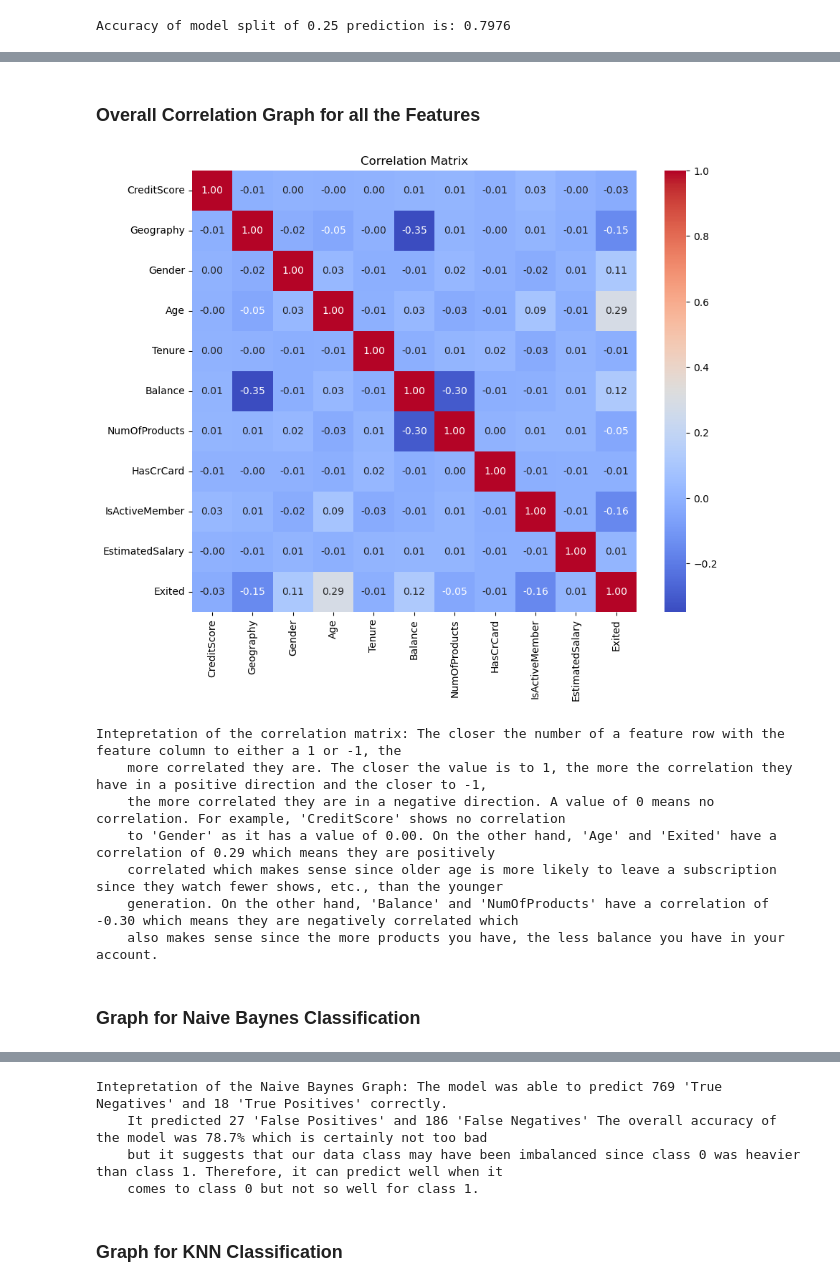
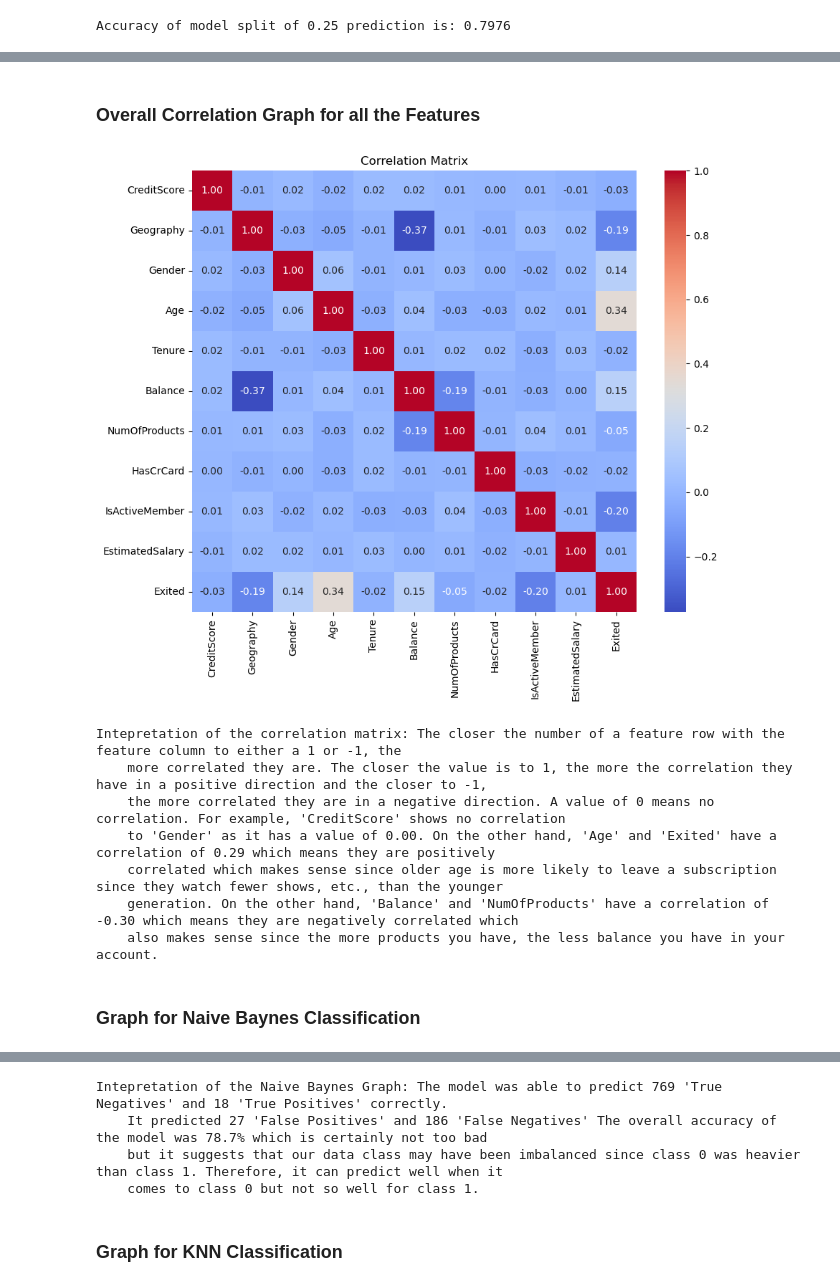
Before and after one commit to ramprashant66/CSC177_Poject1, a Jupyter notebook: assignment 3/Assignment3.ipynb, the cells around one changed output, grey strips where cells are left out. Cells and saved outputs as stored; diff of their text form; code cells hidden in the pictures.

Commit message:
Coding about our dataset done - working on report

```diff
--- a/assignment 3/Assignment3.ipynb
+++ b/assignment 3/Assignment3.ipynb
@@ -292,27 +292,32 @@ KNN Accuracy achieved with k=22 is: 0.7974
 '''
 3. We attempt to create the Support Vector Machine (SVM) model
 '''
-from sklearn.svm import SVC as svc
+from sklearn.svm import LinearSVC as svc
 
 c_parameter = [0.01, 0.1, 0.2, 0.3, 0.5, 0.8, 1, 5, 15, 20, 25]
 svl_test_accuracy = []
 svl_training_accuracy = []
 
+# make sure that the split is done before we do SVM
+if 'x_train' not in locals() or 'y_train' not in locals():
+    x_train, x_test, y_train, y_test = train_test_split(x, y, test_size=0.25, random_state=42, stratify=y, shuffle=True)
+
 for i in c_parameter:
-    classification_svm = svc(kernel='linear', C=i, random_state=0)
+    classification_svm = svc(dual=False, C=i, max_iter=1000, random_state=42)
     classification_svm.fit(x_train, y_train)
     y_pred_svm = classification_svm.predict(x_test)
     y_pred_svm_train = classification_svm.predict(x_train)
     svl_test_accuracy.append(accuracy_score(y_test, y_pred_svm))
     svl_training_accuracy.append(accuracy_score(y_train, y_pred_svm_train))
     accuracy_of_models.append(f'SVM Accuracy achieved with C={i} is: {accuracy_score(y_train, y_pred_svm_train)}')
+    print(f'SVM Accuracy achieved with C={i} is: {accuracy_score(y_train, y_pred_svm_train)}')
 
 plt.plot(c_parameter, svl_test_accuracy,'ro--', c_parameter, svl_training_accuracy,'bv--')
 plt.legend(['Test Accuracy','Train Accuracy'])
+plt.title('SVM Classifier Accuracy With C Parameter')
 plt.xlabel('C')
 plt.xscale('log')
 plt.ylabel('Accuracy')
 
-# accuracy_of_models.append(f'SVM Accuracy with c={} achieved is: {accuracy_score(test_y, y_pred_svm)}')
 print(f'SVM Accuracy achieved is: {accuracy_score(y_test, y_pred_svm)}')
 # %% [output]
@@ -478,6 +479,20 @@ numeric_features   = ["CreditScore", "Age", "Tenure", "Balance",
 
 categorical_features  = ["Geography", "Gender"]
 
+# '''This block balances the datase because currently, we have about 80% of it leaning towards 'rejected, i.e., 0' which heavily skews the data.'''
+
+rejected = data[data["Exited"] == 0 ]
+approved = data[data["Exited"] == 1]
+
+# downsample the rejected results to match the approved class size
+rejected_downsampled = rejected.sample(n=len(approved), random_state=42)
+
+# combine the samples into 1 dataset
+data = pandas.concat([rejected_downsampled, approved])
+
+# print success
+print("\nBalanced the dataset")
+
 # build the two pipelines
 numeric_pipe = Pipeline([('impute', Si(strategy="median")),('scale', Stdscaler())])
 categorical_pipe = Pipeline([('impute', Si(strategy="constant", fill_value=-1)),('one-hot', OHE(handle_unknown='ignore'))])
@@ -695,34 +712,48 @@ print('''Intepretation of the KNN Graph: The graph shows the different accuracy
       data because it had seen all the data. Between k = 5 and 9, we still have a high accuracy but it is still lower than when k = 3. Our test accuracy
       was very well able to predict the data with a 84.04 percent accuracy which is very good.
       ''')
 
 display(HTML("<h3><strong>Graph for Logistic Regression Classification</strong></h3>"))
 plt.plot(c_parama_logistic, logistic_test_accuracy,'bv--', c_parama_logistic, logistic_training_accuracy,'ro--')
 plt.legend(['Test Accuracy','Train Accuracy'])
 plt.xlabel('C')
 plt.xscale('log')
 plt.ylabel('Accuracy')
 plt.show()
 
 print('''Intepretation of the Logistic Graph: We could see that with all the different values of c-parameter tested, the best one was when c = 0.01.
       It gave a predicted highest value of 79.2 percent accuracy. The model dips around the highest point but stabilizes with the higher values of C.
       This means that our model was very stable.''')
 
+display(HTML("<h3><strong>Graph for the SVM Classification</strong></h3>"))
+plt.plot(c_parameter, svl_test_accuracy,'ro--', c_parameter, svl_training_accuracy,'bv--')
+plt.legend(['Test Accuracy','Train Accuracy'])
+plt.title('SVM Classifier Accuracy With C Parameter')
+plt.xlabel('C')
+plt.xscale('log')
+plt.ylabel('Accuracy')
+plt.show()
+
+print('''Intepretation of the SVM Graph: The model is pretty stable and accurate for it's predicted values with C parameters below 0.5. There is then a
+    a sharp decrease in the accuracy which may be due to under fitting as the model has now seen almost all of the data values. When the C
+    parameter goes above 10, the model's accuracy starts to shoot back up again until it becomes stable throughout. The takeway is for us to have a smaller
+    value for C parameter to get a stable accuracy. ''')
+
 display(HTML("<h3><strong>Graph for the Decision Tree Classification</strong></h3>"))
 tree_data = tree.export_graphviz(decisionTree, out_file=None,
                                 feature_names=x.columns,
                                 class_names=['0', '1'],
                                 filled=True, rounded=True,
                                 special_characters=True)
 graph = graphviz.Source(tree_data)
 display(graph)
 
 print('''Intepretation of the Decision Tree Graph: The 'Age' feature was the most important feature in the decision tree model. The mean age was 42
     and leaving the subscription depended on whether the person was above or below that age. Then. the 'Balance' feature showed that those with
     a higher balance maybe more likely to leave the subcription which makes sense. ''')
 # %% [output]
 Overall Correlation Graph for all the Features
-[figure, old version]
+[figure, new version]
 Intepretation of the correlation matrix: The closer the number of a feature row with the feature column to either a 1 or -1, the
     more correlated they are. The closer the value is to 1, the more the correlation they have in a positive direction and the closer to -1,
     the more correlated they are in a negative direction. A value of 0 means no correlation. For example, 'CreditScore' shows no correlation
```
Also changed, not shown: parts of 8 cells of this notebook, 4 other files.
